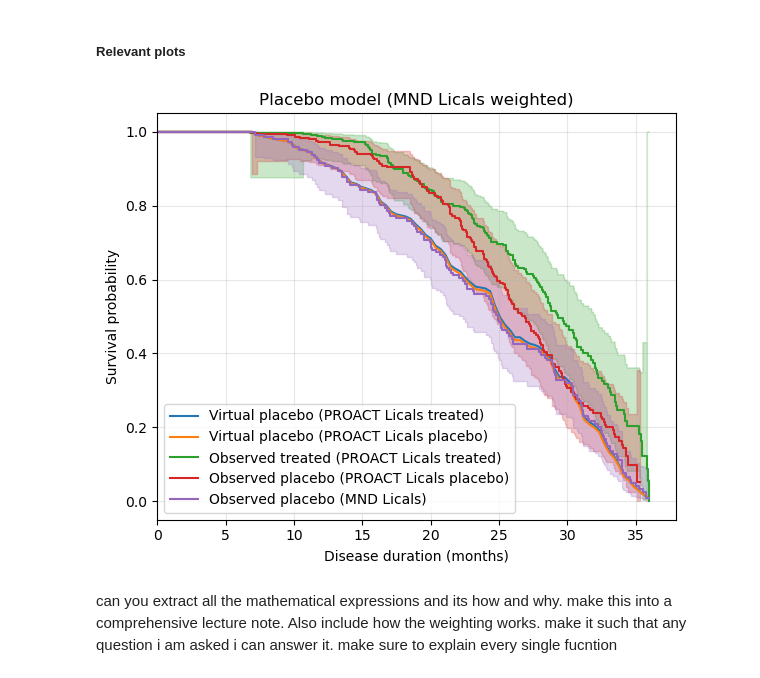
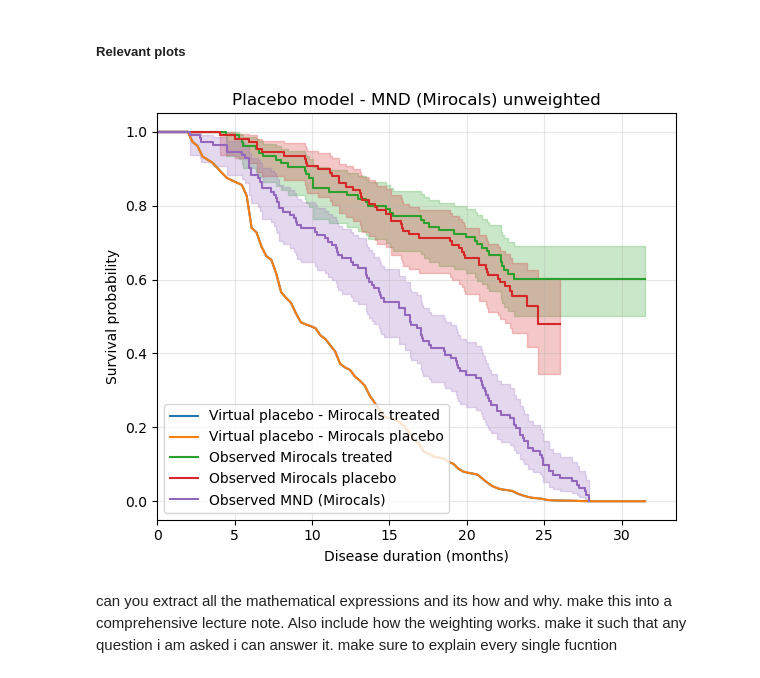
Before and after one commit to Uzoemeka/All_ALS_Data, a Jupyter notebook: 8.3_Using_only_cox_ph_model_with_weight_options.ipynb, the cells around one changed output. Cells and saved outputs as stored; diff of their text form; code cells hidden in the pictures.

```diff
--- a/8.3_Using_only_cox_ph_model_with_weight_options.ipynb
+++ b/8.3_Using_only_cox_ph_model_with_weight_options.ipynb
@@ -52,5 +82,8 @@ MND_rilu = pd.read_csv('/Users/Apple/projects/ALS_Digital_Twins/All_processed_da
 # %%
-proact0 = proact0[proact0['Disease_Duration'] < 120]
+# proact0 = proact0[proact0['Disease_Duration'] < 120]
+lical0 = lical0.rename(columns={'Onset_site_Limb': 'Onset_Limb'})
+miro0 = miro0.rename(columns={'Onset_site_Limb': 'Onset_Limb'})
+proact0 = proact0.rename(columns={'Onset_site_Limb': 'Onset_Limb'})
 # %% [markdown]
 ##### Proact with eligibility criteria
 # %%
@@ -574,0 +672,12 @@ df_mnd_lica_trt.head(2)
+# %%
+# create side-by-side plot
+fig, ax = plt.subplots(figsize=(5, 5))
+
+# --- Plot 1: KDE plot ---
+sns.kdeplot(data=df_mnd_lica_trt, x='Enrollment_Delay', hue='data', fill=True, alpha=0.5, palette='Set1', ax=ax)
+ax.set_title("Clinical Trials Grouping of Survival Times")
+ax.set_xlabel("Survival Time (Months)")
+ax.set_ylabel("Density")
+# ax.legend(title="Clinical Trials Cluster")
+plt.tight_layout()
+plt.show()
@@ -2283,15 +2411,15 @@ def plot_virtual_placebo_vs_treated_and_placebo(
 # %%
-popn_pla = df_mnd_proact_lica_trt[df_mnd_proact_lica_trt['Study_Arm_Placebo'] == 1].copy()
+popn_pla = df_mnd_miro_trt[df_mnd_miro_trt['Study_Arm_Placebo'] == 1].copy()
 
-covariates = ["Age", "Sex_Male", "Diagnostic_Delay", "Onset_Limb"]
-forced_vars = ["Age", "Sex_Male", "Diagnostic_Delay", "Onset_Limb"]
+covariates = ["Age", "Sex_Male", "Diagnostic_Delay", "Onset_Limb", 'Enrollment_Delay']
+forced_vars = ["Age", "Sex_Male", "Diagnostic_Delay", "Onset_Limb", 'Enrollment_Delay']
 
 t0_months = 20
-n_boot_full_strategy = 10
+n_boot_full_strategy = 100
 seed_rand = 4
 
-# weight_col = None
-weight_col = "weight"
+weight_col = None
+# weight_col = "weight"
 
 dev = prep_df(popn_pla, covariates, weight_col=weight_col)
 
@@ -2320,7 +2448,7 @@ MND_lica           146
 Name: count, dtype: int64
 # %%
-trial_trt = df_mnd_proact_lica_trt[df_mnd_proact_lica_trt["Study_Arm_Placebo"] == 0].copy()
-trial_pla = df_mnd_proact_lica_pla[df_mnd_proact_lica_pla['data'] == "proact_lica_pla"].copy()
+trial_trt = df_mnd_miro_trt[df_mnd_miro_trt["Study_Arm_Placebo"] == 0].copy()
+trial_pla = df_mnd_miro_pla[df_mnd_miro_pla['data'] == "miro0_pla"].copy()
 
 ext = prep_df(trial_pla, covariates, weight_col=weight_col)
 
@@ -2429,40 +2533,40 @@ trial_placebo_df = prep_df(trial_pla.copy(), covariates, weight_col=weight_col)
 reg_placebo_df = prep_df(popn_pla.copy(), covariates, weight_col=weight_col)
 
 model_placebo, dev_placebo_used = fit_cox_model(
     dev_placebo_df,
     covariates=res_strategy.best_vars_full,
     weight_col=weight_col,
     time_col="Disease_Duration",
     event_col="Event",
     robust=True,
 )
 
 time_max = max(dev_placebo_used["Disease_Duration"].max(), trial_treated_df["Disease_Duration"].max())
 time_grid = np.linspace(0.05, time_max, 100)
 
 shrinkage = uniform_shrinkage_from_slope(res_strategy.slope_corr)
 
 plot_virtual_placebo_vs_treated_and_placebo(
     model_placebo = model_placebo,
     trial_treated_df = trial_treated_df,
     trial_placebo_df = trial_placebo_df,
     reg_placebo_df = reg_placebo_df,
     vars_final = res_strategy.best_vars_full,
     time_grid = time_grid,
     shrinkage = shrinkage,
     x_max = time_max + 2,
     weight_col = weight_col,
-    model_data='(MND Licals weighted)',
-    applied_trial_trt='PROACT Licals treated',
-    applied_trial_pla='PROACT Licals placebo',
-    obs_trial_treated='PROACT Licals treated',
-    obs_trial_placebo = "PROACT Licals placebo",
-    obs_reg_placebo='MND Licals',
+    model_data='- MND (Mirocals) unweighted',
+    applied_trial_trt='Mirocals treated',
+    applied_trial_pla='Mirocals placebo',
+    obs_trial_treated='Mirocals treated',
+    obs_trial_placebo = "Mirocals placebo",
+    obs_reg_placebo='MND (Mirocals)',
     fig_max = 6,
     fig_min = 5,
 )
 # %% [output]
-[figure, old version]
+[figure, new version]
 # %% [markdown]
 can you extract all the mathematical expressions and its how and why. make this into a comprehensive lecture note. Also include how the weighting works. make it such that any question i am asked i can answer it. make sure to explain every single fucntion
 # %%
```
Also changed, not shown: parts of 82 cells of this notebook, 42 other files.
